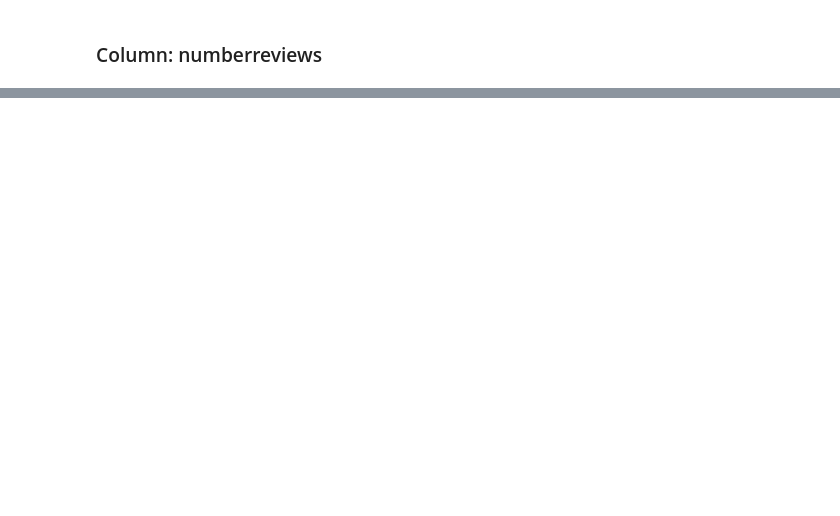
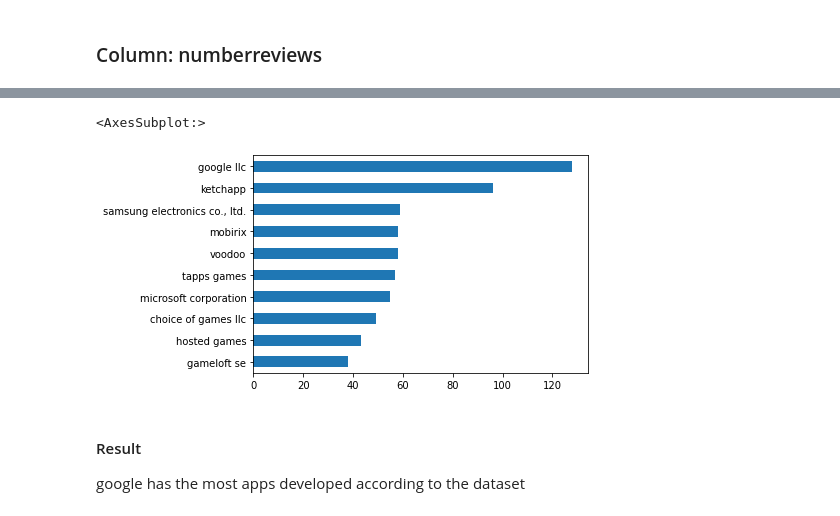
Before and after one commit to Bariu/Jenga-Project, a Jupyter notebook: The Analysis of Android app market.ipynb, the cells around one changed output, grey strips where cells are left out. Saved outputs shown, nothing was run; the diff lists cells and outputs as text; code cells hidden in the pictures; blank space fills up the shorter version.

```diff
--- a/The Analysis of Android app market.ipynb
+++ b/The Analysis of Android app market.ipynb
@@ -252,0 +354,4 @@ data["numberreviews"]= data.numberreviews.astype(float)
+# %%
+company1 = data['company'].value_counts()
+top_company =company1.head(10)
+top_company
@@ -252,0 +370,8 @@ data["numberreviews"]= data.numberreviews.astype(float)
+# %%
+top_company.sort_values().plot(kind= "barh")
+# %% [output]
+<AxesSubplot:>
+[figure, added]
+# %% [markdown]
+#### Result
+google has the most apps developed according to the dataset
```
Also changed, not shown: parts of 37 cells of this notebook, 1 other file.
